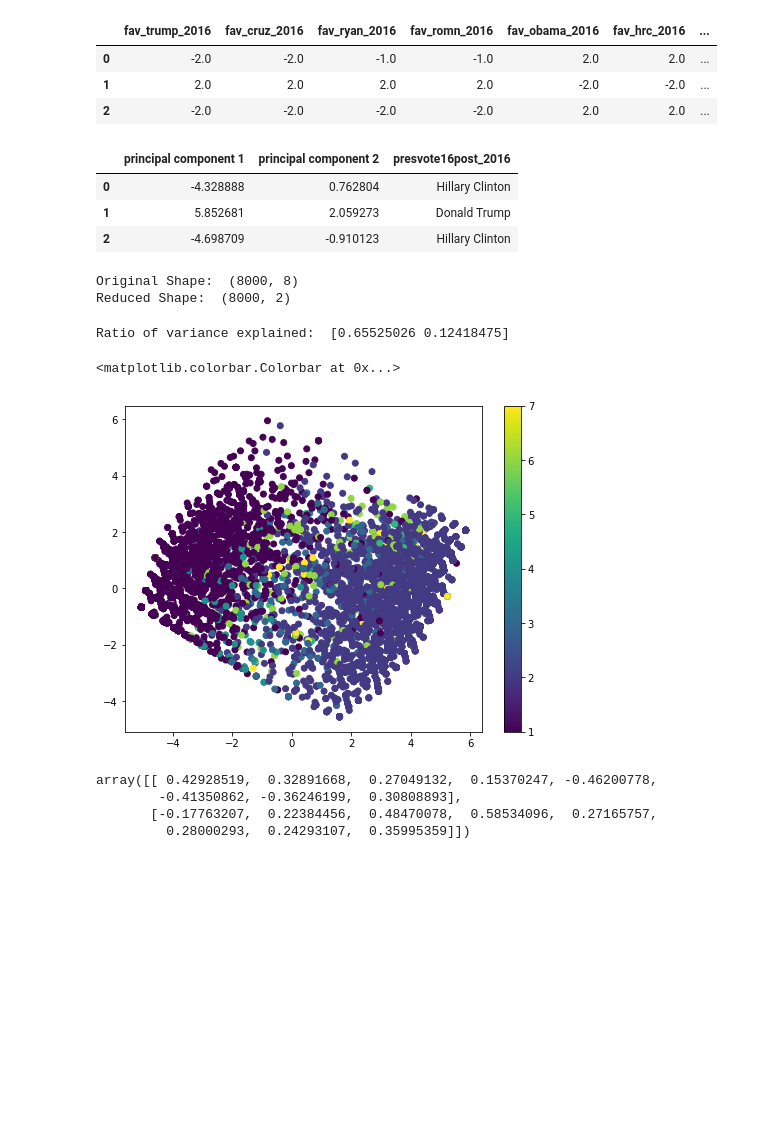
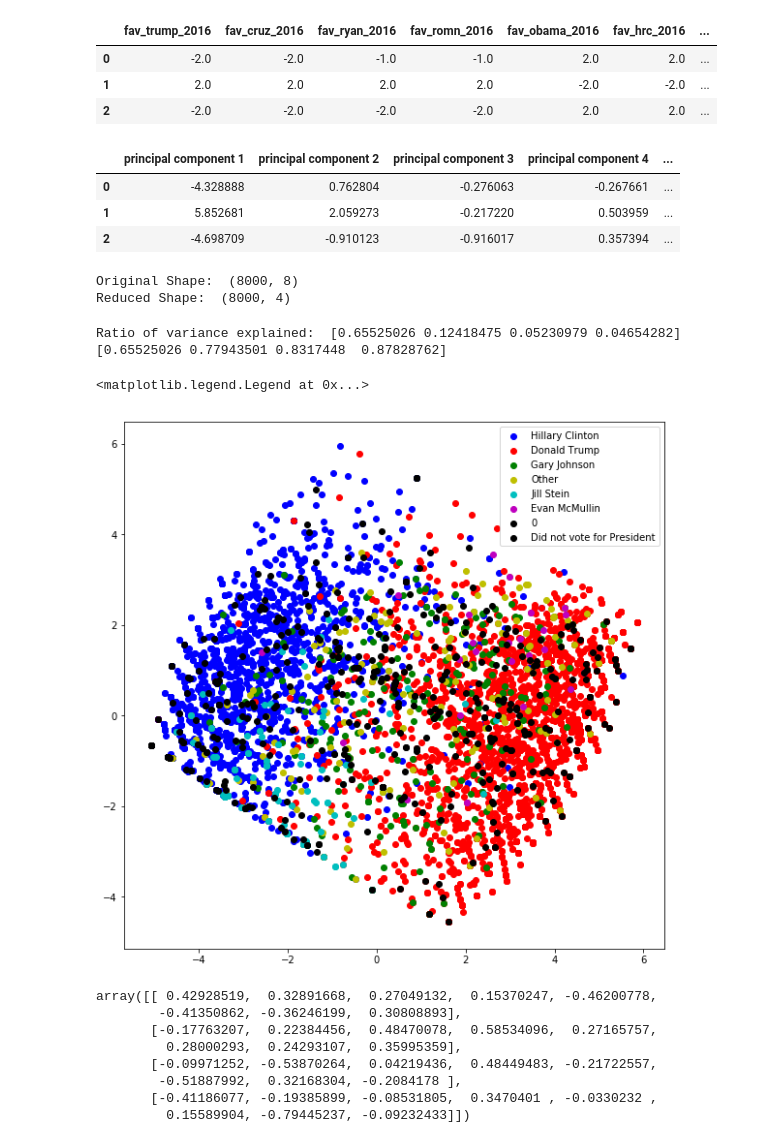
Before and after one commit to alexhlim/2016-Elections-Voter-Survey, a Jupyter notebook: VotersPCA.ipynb, the cells around one changed output. Saved outputs shown, nothing was run; the diff lists cells and outputs as text; code cells hidden in the pictures; blank space fills up the shorter version.

Commit message:
fixed graphs

```diff
--- a/VotersPCA.ipynb
+++ b/VotersPCA.ipynb
@@ -61,10 +61,10 @@ False
 False
 # %%
 # perform PCA
-q = 2
+q = 4
 pca = PCA(n_components = q)
 Z = pca.fit_transform(favorable_opinion_matrix)
 var_ratio = pca.explained_variance_ratio_
 
 principalDf = pd.DataFrame(data = Z
-             , columns = ['principal component 1', 'principal component 2'])
+             , columns = ['principal component 1', 'principal component 2','principal component 3', 'principal component 4'])
@@ -82,31 +93,38 @@ new_principalDf = pd.concat([principalDf,target], axis=1)
 # visualize our principal component Data frame
 new_principalDf.head(3)
 # %% [output]
-|  | principal component 1 | principal component 2 | presvote16post_2016 |
-| 0 | -4.328888 | 0.762804 | Hillary Clinton |
-| 1 | 5.852681 | 2.059273 | Donald Trump |
-| 2 | -4.698709 | -0.910123 | Hillary Clinton |
+|  | principal component 1 | principal component 2 | principal component 3 | principal component 4 | ... |
+| 0 | -4.328888 | 0.762804 | -0.276063 | -0.267661 | ... |
+| 1 | 5.852681 | 2.059273 | -0.217220 | 0.503959 | ... |
+| 2 | -4.698709 | -0.910123 | -0.916017 | 0.357394 | ... |
 # %%
 print ('Original Shape: ', favorable_opinion_matrix.shape)
 print ('Reduced Shape: ', Z.shape)
 # %% [output]
 Original Shape:  (8000, 8)
-Reduced Shape:  (8000, 2)
+Reduced Shape:  (8000, 4)
-# %%
-print ('Ratio of variance explained: ', var_ratio)
-# %% [output]
-Ratio of variance explained:  [0.65525026 0.12418475]
+# %%
+print ('Ratio of variance explained: ', var_ratio)
+# reduced features down to 4 components to get 88% ratio of variance explained
+print(pca.explained_variance_ratio_.cumsum())
+# %% [output]
+Ratio of variance explained:  [0.65525026 0.12418475 0.05230979 0.04654282]
+[0.65525026 0.77943501 0.8317448  0.87828762]
 # %%
 # each reaction to candidate corresponds to an index
-target = new_df['presvote16post_2016']
+candidates = new_principalDf['presvote16post_2016']
 
+colormap = ['b','r','g','y','c','m','k', 'k']
 # visual new axes
-plt.figure(figsize=(8, 6))
-plt.scatter(Z[:, 0], Z[:, 1], c = target)
-plt.colorbar()
+plt.figure(figsize=(10, 10))
+for i, c in enumerate(candidates.unique()):
+    Z_target = Z[new_principalDf['presvote16post_2016'] == c]
+    plt.scatter(Z_target[:, 0], Z_target[:, 1], c=colormap[i])
+
+plt.legend(candidates.unique())
 # %% [output]
-<matplotlib.colorbar.Colorbar at 0x...>
+<matplotlib.legend.Legend at 0x...>
-[figure, old version]
+[figure, new version]
 # %%
 # eigenvalues are given by the components of PCA
 pca.components_
@@ -114,4 +132,8 @@ pca.components_
 array([[ 0.42928519,  0.32891668,  0.27049132,  0.15370247, -0.46200778,
         -0.41350862, -0.36246199,  0.30808893],
        [-0.17763207,  0.22384456,  0.48470078,  0.58534096,  0.27165757,
-         0.28000293,  0.24293107,  0.35995359]])
+         0.28000293,  0.24293107,  0.35995359],
+       [-0.09971252, -0.53870264,  0.04219436,  0.48449483, -0.21722557,
+        -0.51887992,  0.32168304, -0.2084178 ],
+       [-0.41186077, -0.19385899, -0.08531805,  0.3470401 , -0.0330232 ,
+         0.15589904, -0.79445237, -0.09232433]])
```
Also changed, not shown: parts of 1 cell of this notebook.
